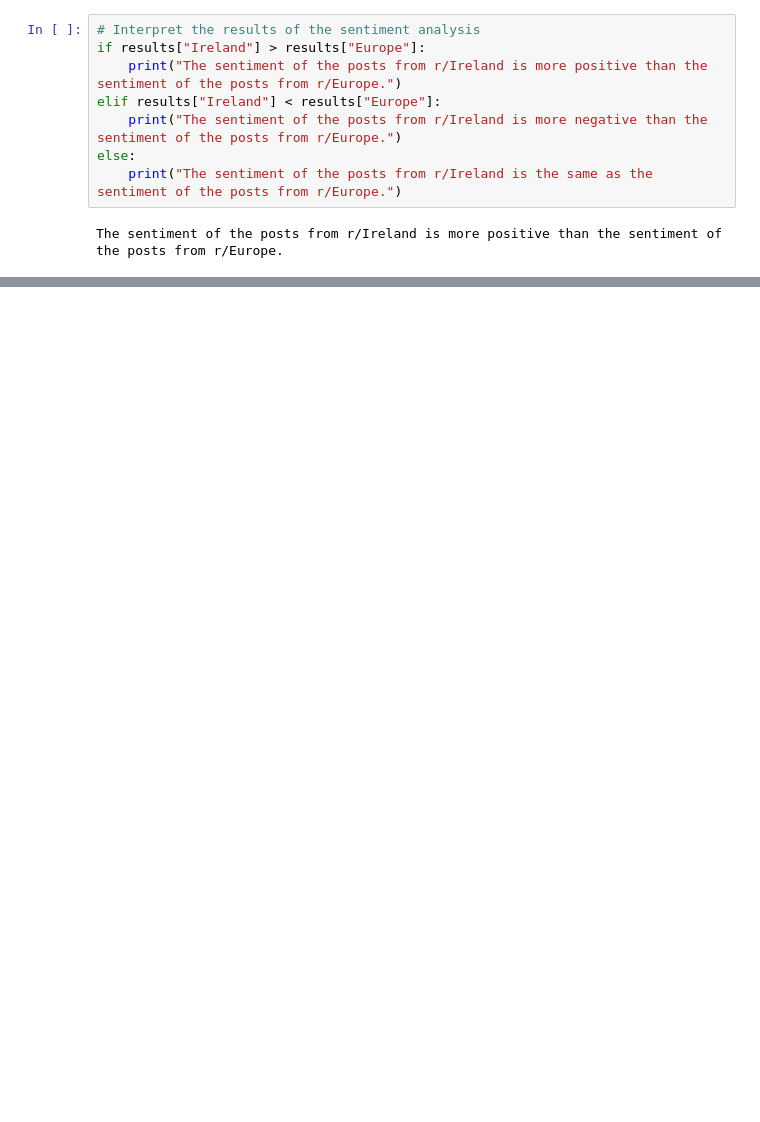
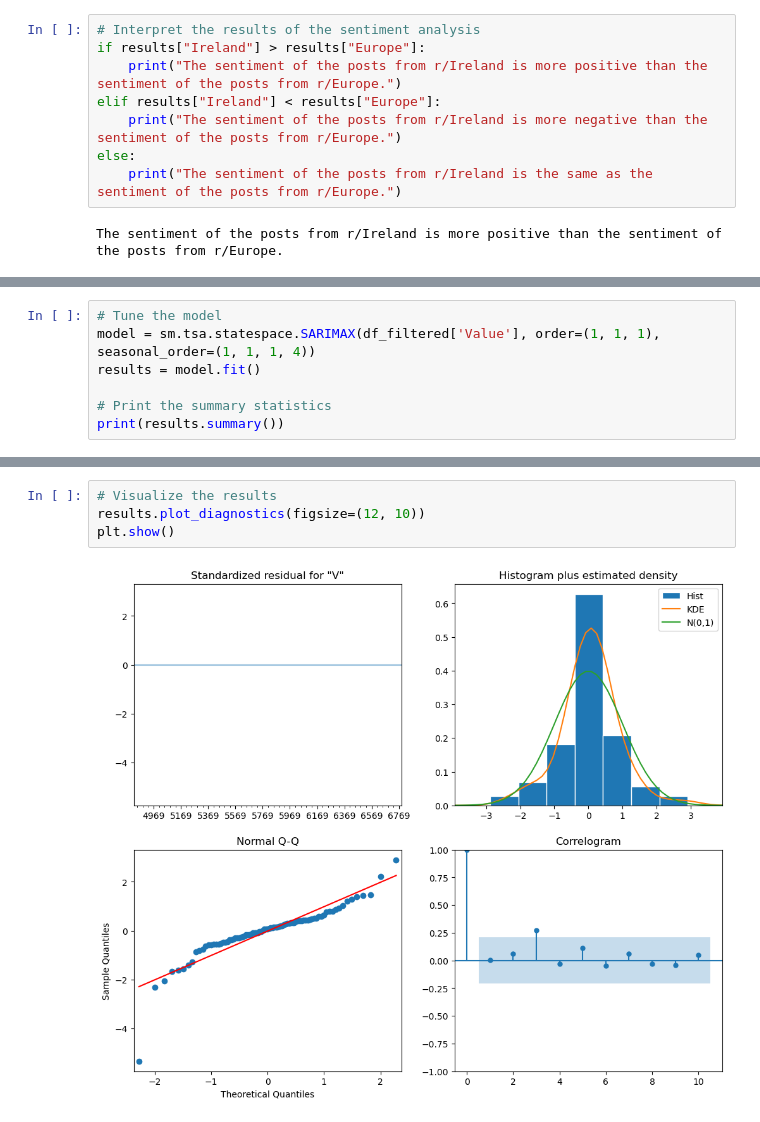
Before and after one commit to paulr28/MSc_DA_CA2, a Jupyter notebook: Explortation_1.ipynb, the cells around one changed output, grey strips where cells are left out. Drawn from its saved outputs; the diff is of its cells as text; blank space fills up the shorter version.

```diff
--- a/Explortation_1.ipynb
+++ b/Explortation_1.ipynb
@@ -475,0 +546,7 @@ The sentiment of the posts from r/Ireland is more positive than the sentiment of
+# %%
+# Tune the model
+model = sm.tsa.statespace.SARIMAX(df_filtered['Value'], order=(1, 1, 1), seasonal_order=(1, 1, 1, 4))
+results = model.fit()
+
+# Print the summary statistics
+print(results.summary())
@@ -475,0 +575,6 @@ The sentiment of the posts from r/Ireland is more positive than the sentiment of
+# %%
+# Visualize the results
+results.plot_diagnostics(figsize=(12, 10))
+plt.show()
+# %% [output]
+[figure, added]
```
Also changed, not shown: parts of 9 cells of this notebook.
